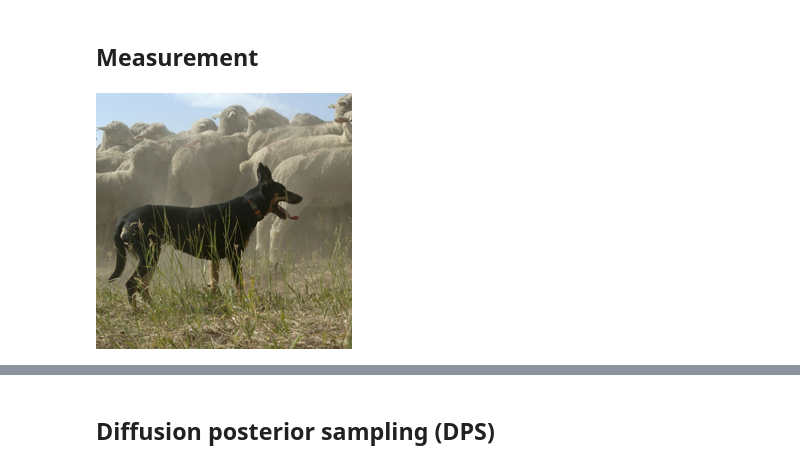
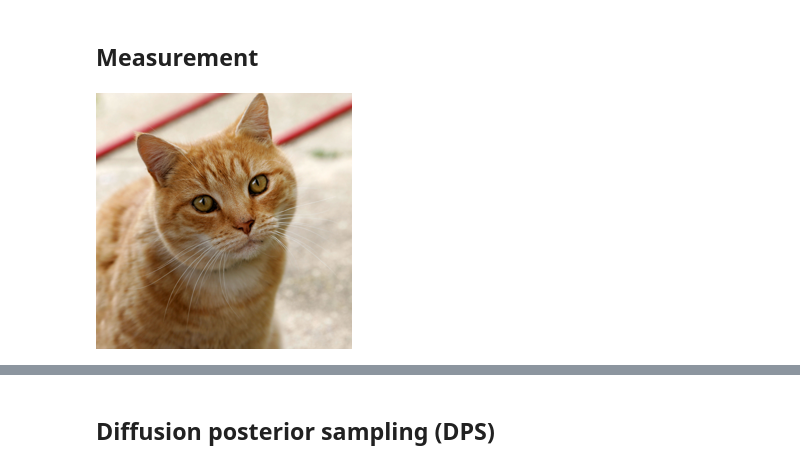
Before and after one commit to probabilists/azula, a Jupyter notebook: docs/tutorials/guidance.ipynb, the cells around one changed output, grey strips where cells are left out. Saved outputs shown, nothing was run; the diff lists cells and outputs as text; code cells hidden in the pictures.

```diff
--- a/docs/tutorials/guidance.ipynb
+++ b/docs/tutorials/guidance.ipynb
@@ -46,14 +46,10 @@ to_pil_image(postprocess(x0).reshape(3, 256, 256))
 # %% [markdown]
 ## Measurement
 # %%
-def crop(image):
-    return image.crop((0, 0, min(image.size), min(image.size))).resize((256, 256))
+image, _ = urlretrieve("https://upload.wikimedia.org/wikipedia/commons/3/3a/Cat03.jpg")
+image = Image.open(image).convert("RGB")
+image = image.crop((0, 0, min(image.size), min(image.size))).resize((256, 256))
+image
+# %% [output]
+[figure, added]
-# %%
-imagenet = load_dataset("ILSVRC/imagenet-1k", streaming=True, split="test", trust_remote_code=True)
-
-x_ref = next(iter(imagenet))["image"]
-x_ref = crop(x_ref)
-x_ref
-# %% [output]
-[figure, removed]
 # %%
```
Also changed, not shown: parts of 8 cells of this notebook, 4 other files.
